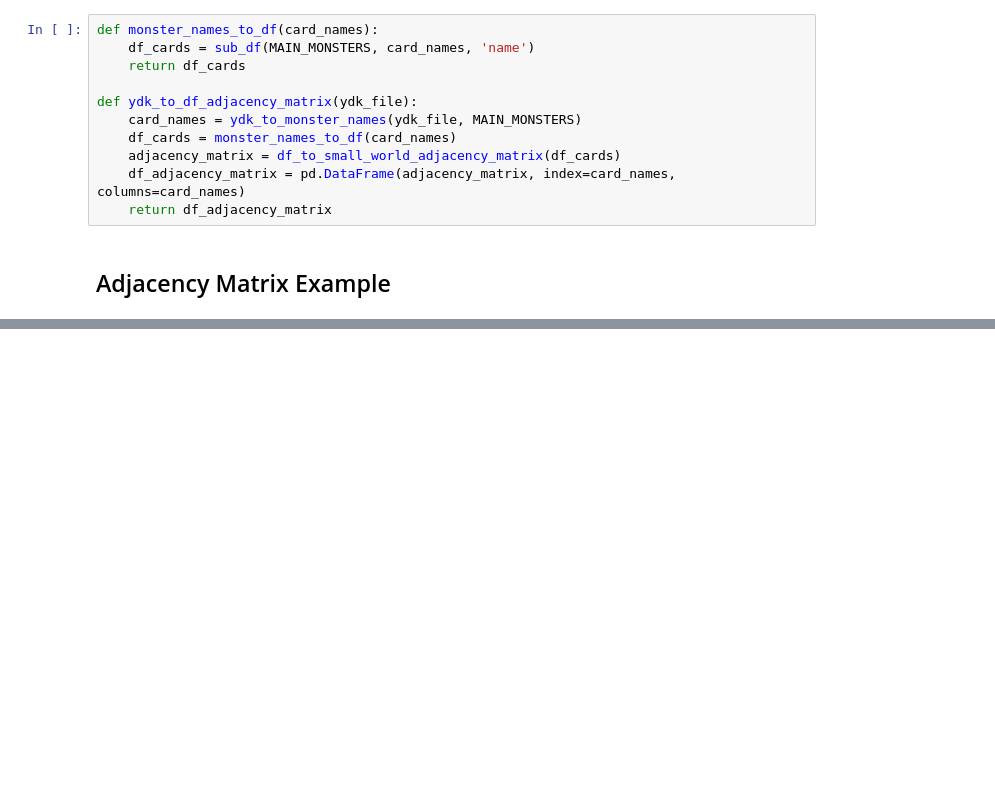
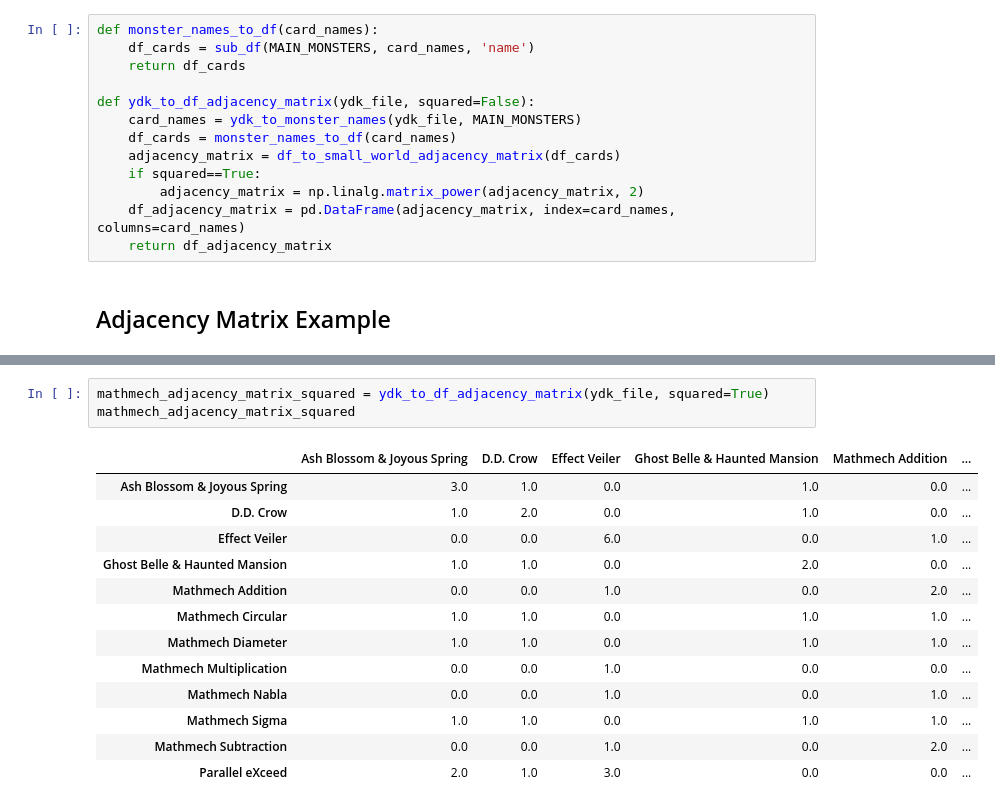
Before and after one commit to KennethJAllen/ygo-small-world, a Jupyter notebook: small_world_bridge_finder.ipynb, the cells around one changed output, grey strips where cells are left out. Saved outputs shown, nothing was run; the diff lists cells and outputs as text; blank space fills up the shorter version.

```diff
--- a/small_world_bridge_finder.ipynb
+++ b/small_world_bridge_finder.ipynb
@@ -119,10 +120,12 @@ def monster_names_to_df(card_names):
     df_cards = sub_df(MAIN_MONSTERS, card_names, 'name')
     return df_cards
 
-def ydk_to_df_adjacency_matrix(ydk_file):
+def ydk_to_df_adjacency_matrix(ydk_file, squared=False):
     card_names = ydk_to_monster_names(ydk_file, MAIN_MONSTERS)
     df_cards = monster_names_to_df(card_names)
     adjacency_matrix = df_to_small_world_adjacency_matrix(df_cards)
+    if squared==True:
+        adjacency_matrix = np.linalg.matrix_power(adjacency_matrix, 2)
     df_adjacency_matrix = pd.DataFrame(adjacency_matrix, index=card_names, columns=card_names)
     return df_adjacency_matrix
 # %% [markdown]
@@ -145,3 +147,20 @@ mathmech_adjacency_matrix
 | Mathmech Sigma | 0.0 | 0.0 | 1.0 | 0.0 | 0.0 | ... |
 | Mathmech Subtraction | 1.0 | 0.0 | 0.0 | 0.0 | 0.0 | ... |
 | Parallel eXceed | 0.0 | 0.0 | 0.0 | 0.0 | 1.0 | ... |
+# %%
+mathmech_adjacency_matrix_squared = ydk_to_df_adjacency_matrix(ydk_file, squared=True)
+mathmech_adjacency_matrix_squared
+# %% [output]
+|  | Ash Blossom & Joyous Spring | D.D. Crow | Effect Veiler | Ghost Belle & Haunted Mansion | Mathmech Addition | ... |
+| Ash Blossom & Joyous Spring | 3.0 | 1.0 | 0.0 | 1.0 | 0.0 | ... |
+| D.D. Crow | 1.0 | 2.0 | 0.0 | 1.0 | 0.0 | ... |
+| Effect Veiler | 0.0 | 0.0 | 6.0 | 0.0 | 1.0 | ... |
+| Ghost Belle & Haunted Mansion | 1.0 | 1.0 | 0.0 | 2.0 | 0.0 | ... |
+| Mathmech Addition | 0.0 | 0.0 | 1.0 | 0.0 | 2.0 | ... |
+| Mathmech Circular | 1.0 | 1.0 | 0.0 | 1.0 | 1.0 | ... |
+| Mathmech Diameter | 1.0 | 1.0 | 0.0 | 1.0 | 1.0 | ... |
+| Mathmech Multiplication | 0.0 | 0.0 | 1.0 | 0.0 | 0.0 | ... |
+| Mathmech Nabla | 0.0 | 0.0 | 1.0 | 0.0 | 1.0 | ... |
+| Mathmech Sigma | 1.0 | 1.0 | 0.0 | 1.0 | 1.0 | ... |
+| Mathmech Subtraction | 0.0 | 0.0 | 1.0 | 0.0 | 2.0 | ... |
+| Parallel eXceed | 2.0 | 1.0 | 3.0 | 0.0 | 0.0 | ... |
```
Also changed, not shown: parts of 2 cells of this notebook.
